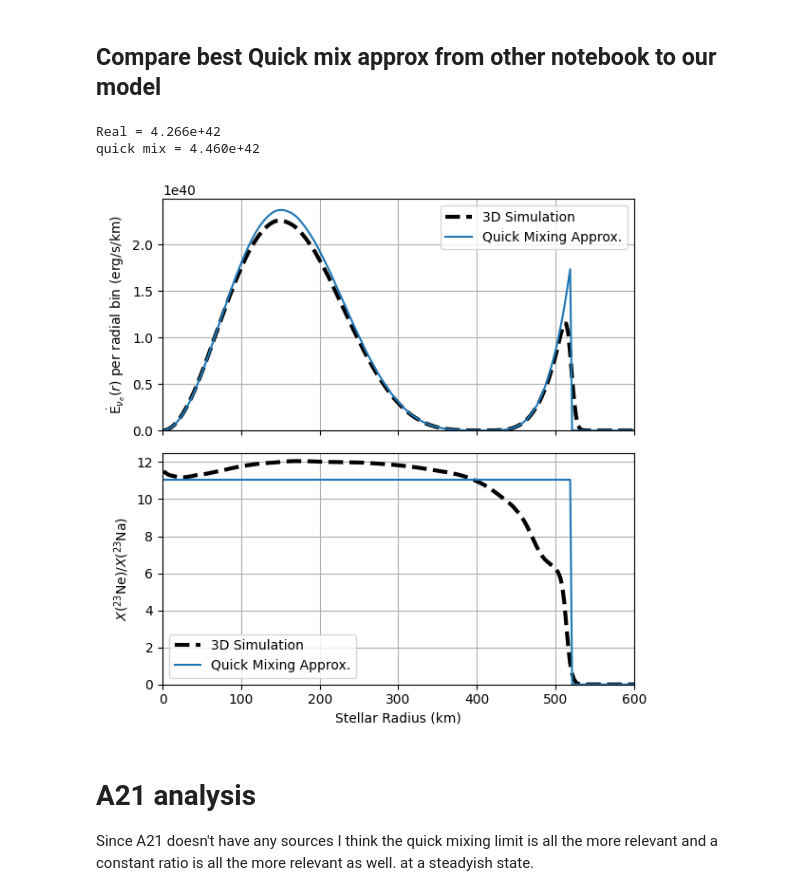
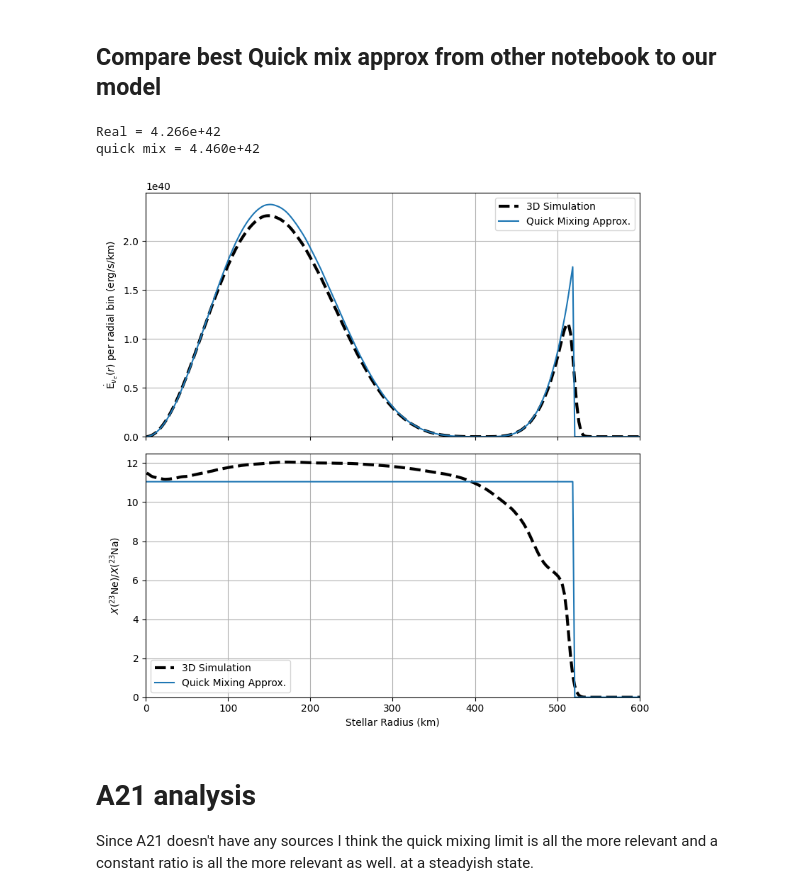
Before and after one commit to biboyd/astronum2024, a Jupyter notebook: estimated_a23_losses.ipynb, the cells around one changed output. Cells and saved outputs as stored; diff of their text form; code cells hidden in the pictures.

Commit message:
update plot dimensions

```diff
--- a/estimated_a23_losses.ipynb
+++ b/estimated_a23_losses.ipynb
@@ -412,38 +412,38 @@ plot_bestfit_nu_loss_arr[:len(ratio_rad)] = bestfit_nu_loss_arr
 plot_bestfit_ratio_arr = np.zeros_like(special_df['radius'].to_numpy())
 plot_bestfit_ratio_arr[:len(ratio_rad)] = quick_mix_ratio
 
-fig, (axt, axb) = plt.subplots(2, 1, figsize=(6,6), sharex=True)
+fig, (axt, axb) = plt.subplots(2, 1, figsize=(8, 8), sharex=True)
 
 # plot nu loss comparison
 axt.plot(rad_arr/1e5, nu_loss_arr/(dr/1e5), 'k--', lw=3, label='3D Simulation')
 axt.plot(special_df['radius']/1e5, plot_bestfit_nu_loss_arr/((ratio_rad[1] -ratio_rad[0])/1e5), label='Quick Mixing Approx.')
 #axt.set_xlabel('radius (km)')
 axt.set_ylabel('$\\mathrm{\\dot{E}}_{\\nu_e}(r)$ per radial bin (erg/s/km)')
 axt.set_xlim(0, 600)
 axt.set_ylim(0.)
 axt.legend()
 axt.grid()
 
 # plot Urca ratio comparison
 
 axb.plot(real_rad, real_ratio, 'k--', lw=3, label='3D Simulation')
 axb.plot(special_df['radius']/1e5, plot_bestfit_ratio_arr, label='Quick Mixing Approx.')
 
 axb.set_xlabel('Stellar Radius (km)')
 axb.set_ylabel('$X({}^{23} \\mathrm{Ne}) / X({}^{23} \\mathrm{Na})$')
 axb.set_xlim(0, 600)
 axb.set_ylim(0, 12.5)
 axb.legend()
 axb.grid()
 
 fig.tight_layout()
 fig.savefig("figures/actual_vs_best_quick_mix.png",dpi=300)
 print(f"Real = {np.sum(nu_loss_arr):0.3e}")
 print(f"quick mix = {np.sum(plot_bestfit_nu_loss_arr):0.3e}")
 # %% [output]
 Real = 4.266e+42
 quick mix = 4.460e+42
-[figure, old version]
+[figure, new version]
 # %% [markdown]
 # A21 analysis
 Since A21 doesn't have any sources I think the quick mixing limit is all the more relevant and a constant ratio is all the more relevant as well. at a steadyish state.
```
Also changed, not shown: 6 other files.
